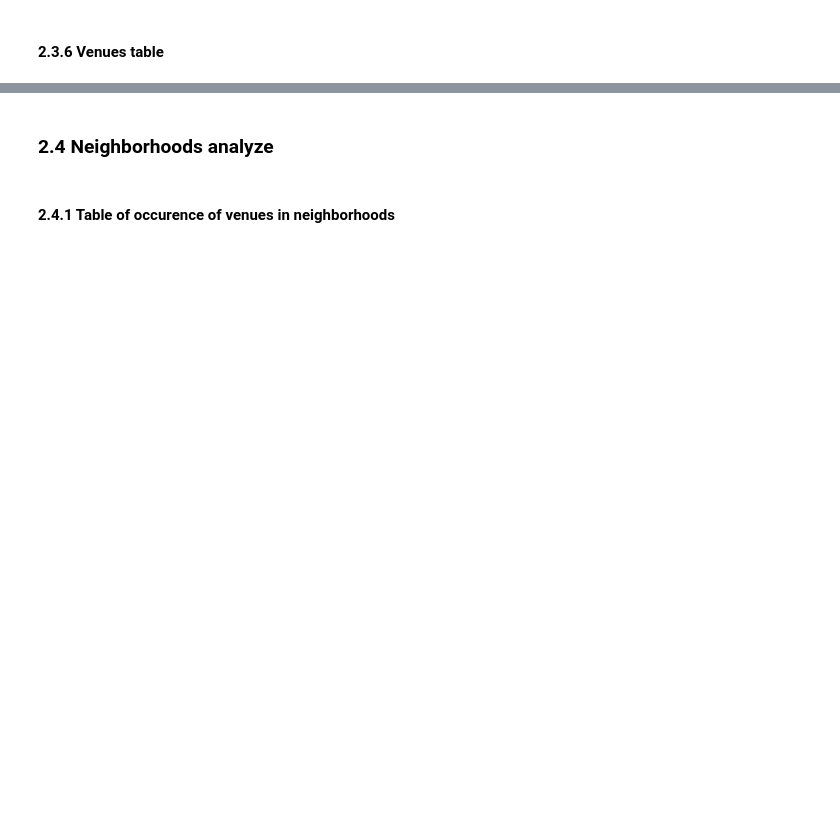
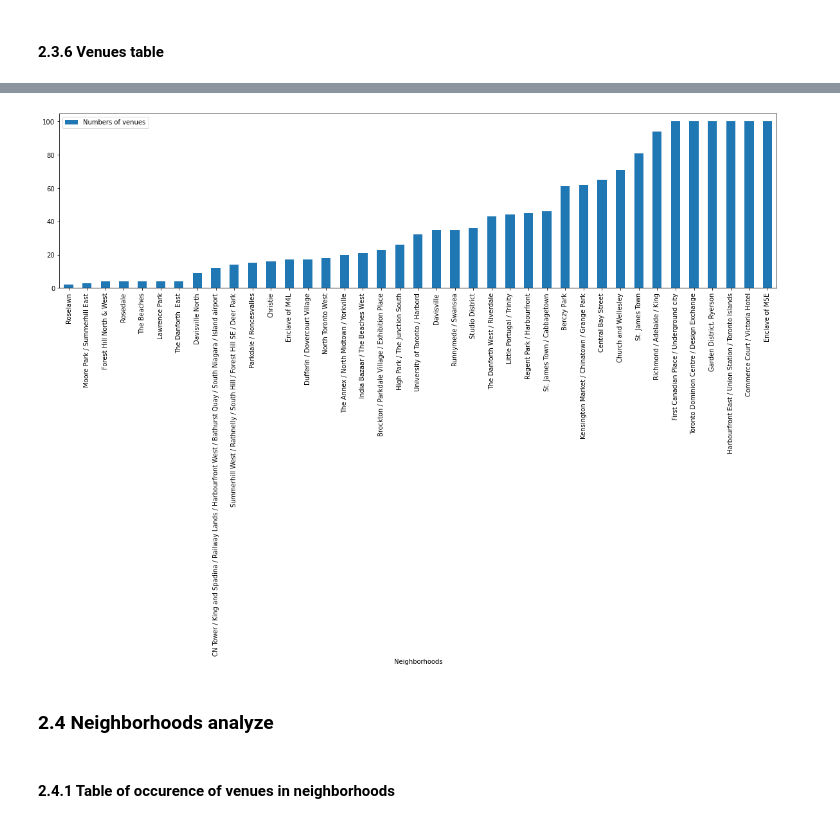
Before and after one commit to marcintalik/Coursera_Capstone, a Jupyter notebook: The Battle of Neighborhoods part 1.ipynb, the cells around one changed output, grey strips where cells are left out. Cells and saved outputs as stored; diff of their text form; code cells hidden in the pictures; blank space fills up the shorter version.

```diff
--- a/The Battle of Neighborhoods part 1.ipynb
+++ b/The Battle of Neighborhoods part 1.ipynb
@@ -371,3 +377,12 @@ There are 232 uniques categories.
+# %%
+toronto_grouped_venues_plot = toronto_venues.groupby('Neighborhood').count().sort_values(by='Venue')
+
+
+df = pd.DataFrame({'Neighborhoods':toronto_grouped_venues_plot.index, 'Numbers of venues': toronto_grouped_venues_plot['Venue']})
+
+ax = df.plot.bar(x='Neighborhoods', y='Numbers of venues', rot=90,figsize=(20,5))
+# %% [output]
+[figure, added]
 # %% [markdown]
 ### 2.4 Neighborhoods analyze
 # %% [markdown]
```
Also changed, not shown: parts of 35 cells of this notebook.
